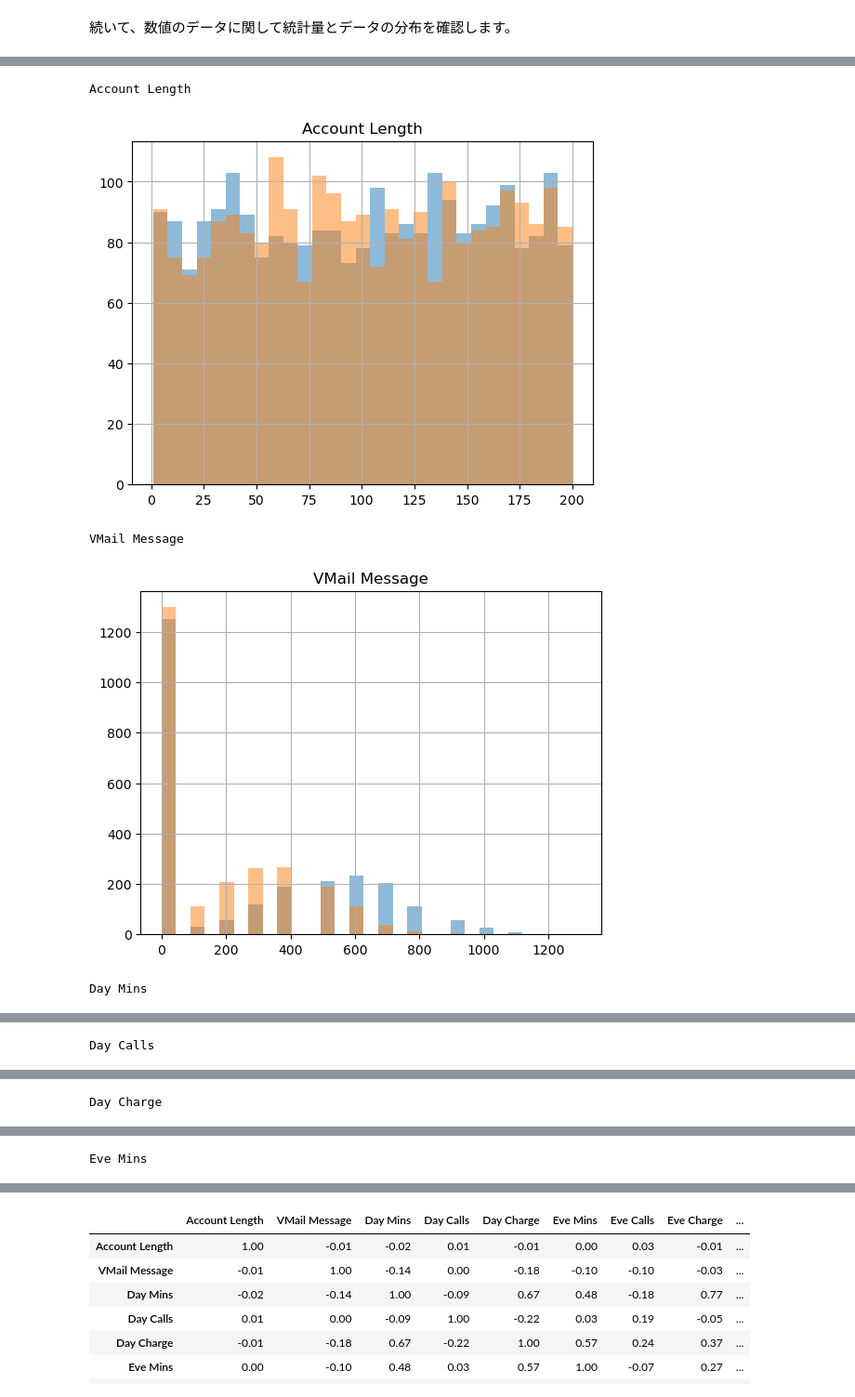
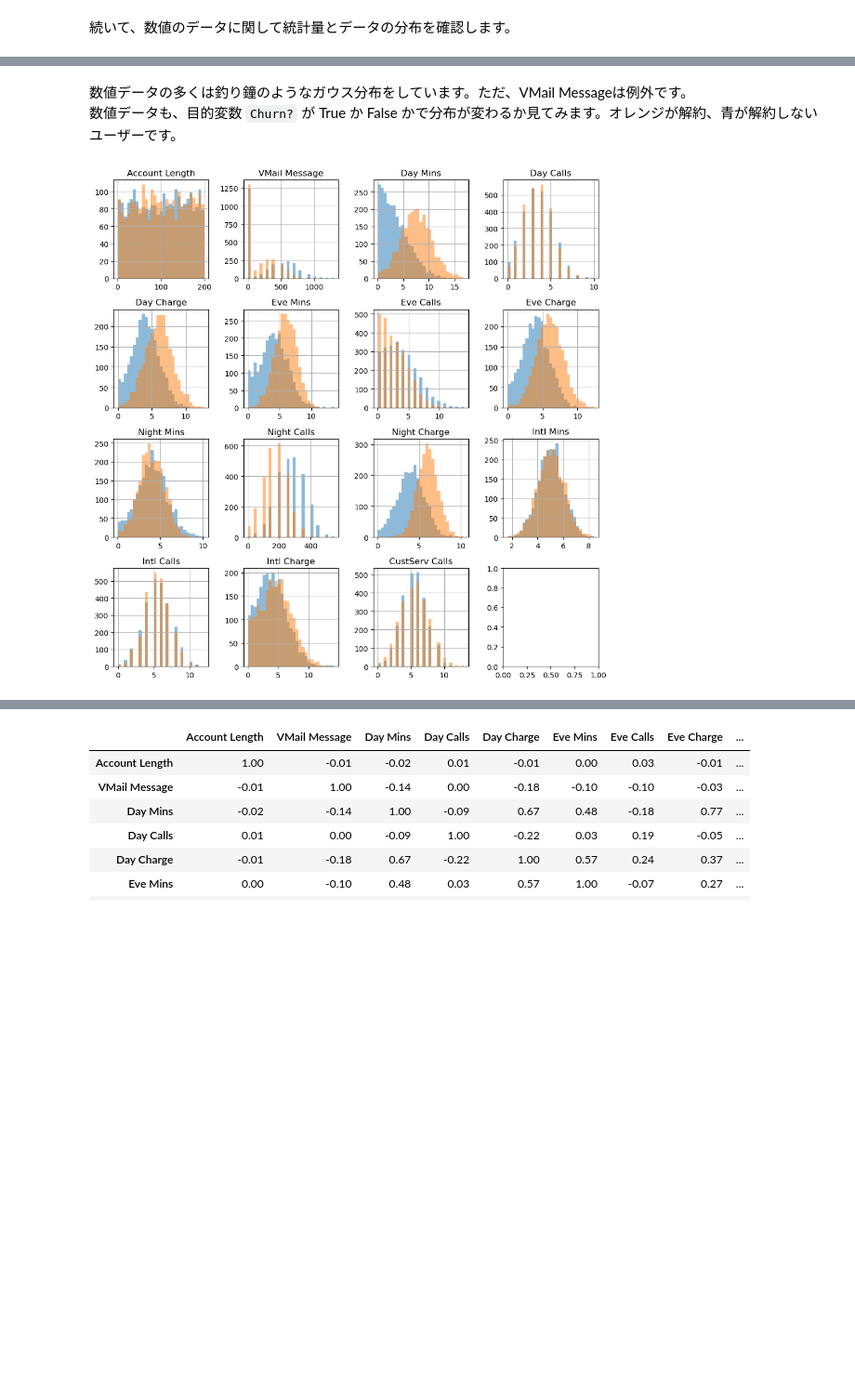
Before and after one commit to aws-samples/aws-ml-enablement-workshop, a Jupyter notebook: notebooks/scenario_churn/customer_churn.ipynb, the cells around one changed output, grey strips where cells are left out. Shown at 93% size. Saved outputs shown, nothing was run; the diff lists cells and outputs as text; code cells hidden in the pictures; blank space fills up the shorter version.

```diff
--- a/notebooks/scenario_churn/customer_churn.ipynb
+++ b/notebooks/scenario_churn/customer_churn.ipynb
@@ -177,6 +174,0 @@ dtype: object
-# %%
-# Frequency tables for each categorical feature
-for column in churn.select_dtypes(include=['object']).columns:
-    display(pd.crosstab(index=churn[column], columns='% observations', normalize='columns'))
-
-display(churn.select_dtypes(include=['object']).describe())
@@ -232,0 +197,7 @@ display(churn.select_dtypes(include=['object']).describe())
+# %%
+categorical_columns = churn.select_dtypes(include=['object']).columns
+fig, axes = plt.subplots(nrows=len(categorical_columns), ncols=1, figsize=(7, 10))
+for i, column in enumerate([c for c in churn.select_dtypes(include=["object"]).columns if c != "Phone"]):
+        title = f"Frequency of {column}"
+        churn[column].value_counts(normalize=True).sort_values(ascending=False).plot.bar(title=title, ax=axes[i])
+plt.tight_layout()
@@ -235,4 +207,0 @@ display(churn.select_dtypes(include=['object']).describe())
-# %%
-for column in churn.select_dtypes(include=['object']).columns:
-    if column != 'Churn?':
-        display(pd.crosstab(index=churn[column], columns=churn['Churn?'], normalize='columns'))
@@ -291,0 +208,6 @@ churn['Area Code'] = churn['Area Code'].astype(object)
+# %%
+fig, axes = plt.subplots(nrows=len(categorical_columns) - 1, ncols=1, figsize=(7, 10))
+for i, column in enumerate([c for c in categorical_columns if c != "Churn?"]):
+        title = f"Frequency comparison of {column} between churn or not"
+        pd.crosstab(index=churn[column], columns=churn["Churn?"], normalize='columns').plot.area(title=title, ax=axes[i], stacked=False)
+plt.tight_layout()
@@ -309,13 +254,15 @@ hist = churn.select_dtypes(exclude=['object']).hist(bins=30, sharey=True, figsiz
+# %% [markdown]
+数値データの多くは釣り鐘のようなガウス分布をしています。ただ、VMail Messageは例外です。
+数値データも、目的変数 `Churn?` が True か False かで分布が変わるか見てみます。オレンジが解約、青が解約しないユーザーです。
 # %%
-for column in churn.select_dtypes(exclude=['object']).columns:
-    print(column)
+fig, axes = plt.subplots(nrows=4, ncols=4, figsize=(10, 10))
+for i, column in enumerate(churn.select_dtypes(exclude=['object']).columns):
+    row = i // 4
+    col = i % 4
+    hist = churn[[column, "Churn?"]].groupby("Churn?").hist(
+            bins=np.linspace(churn[column].min(),
+            churn[column].max(), 30), ax=axes[row, col], alpha=0.5)
 
-    ax = plt.subplot()
-    hist = churn.loc[:,[column, 'Churn?']].groupby('Churn?').hist(bins=np.linspace(churn[column].min(), churn[column].max(), 30), ax=ax, alpha=0.5)
-    plt.show()
+plt.tight_layout()
 # %% [output]
-Account Length
-[figure, old version]
+[figure, new version]
-VMail Message
-[figure, removed]
-Day Mins
@@ -323 +268,0 @@ Day Mins
-Day Calls
@@ -325 +268,0 @@ Day Calls
-Day Charge
@@ -327 +268,0 @@ Day Charge
-Eve Mins
```
Also changed, not shown: parts of 46 cells of this notebook, 4 other files.
